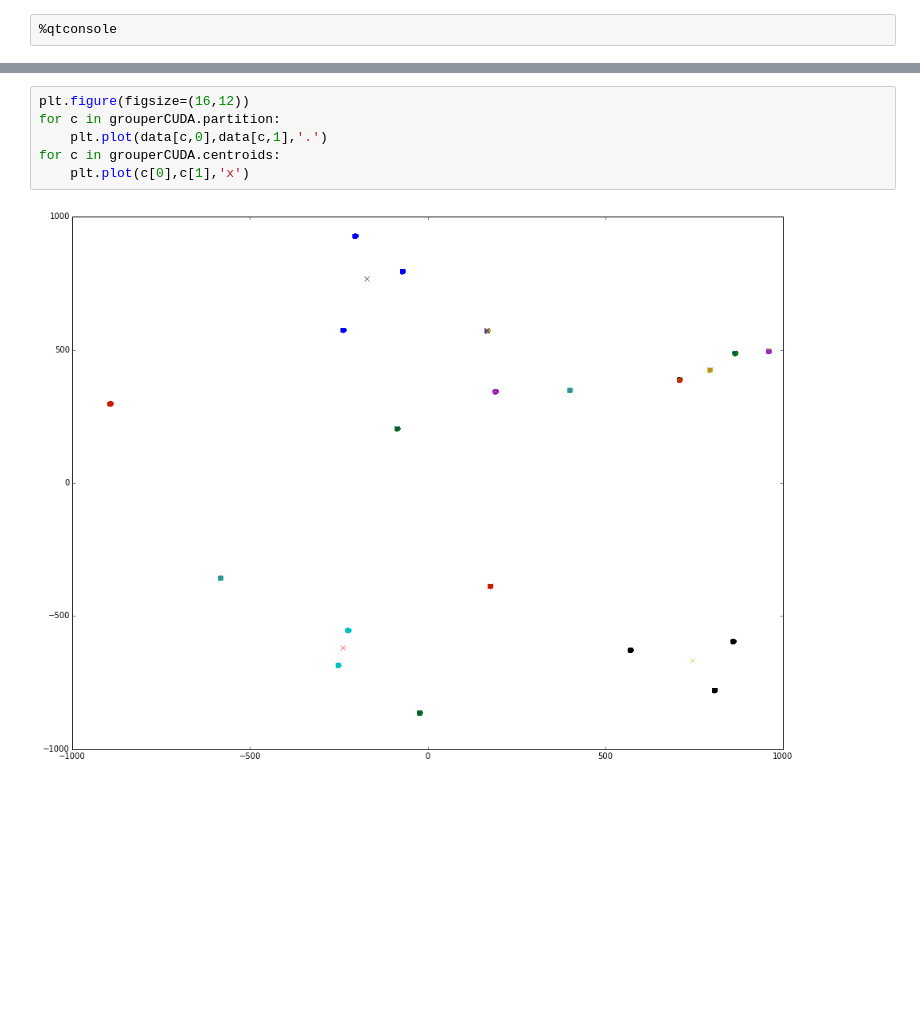
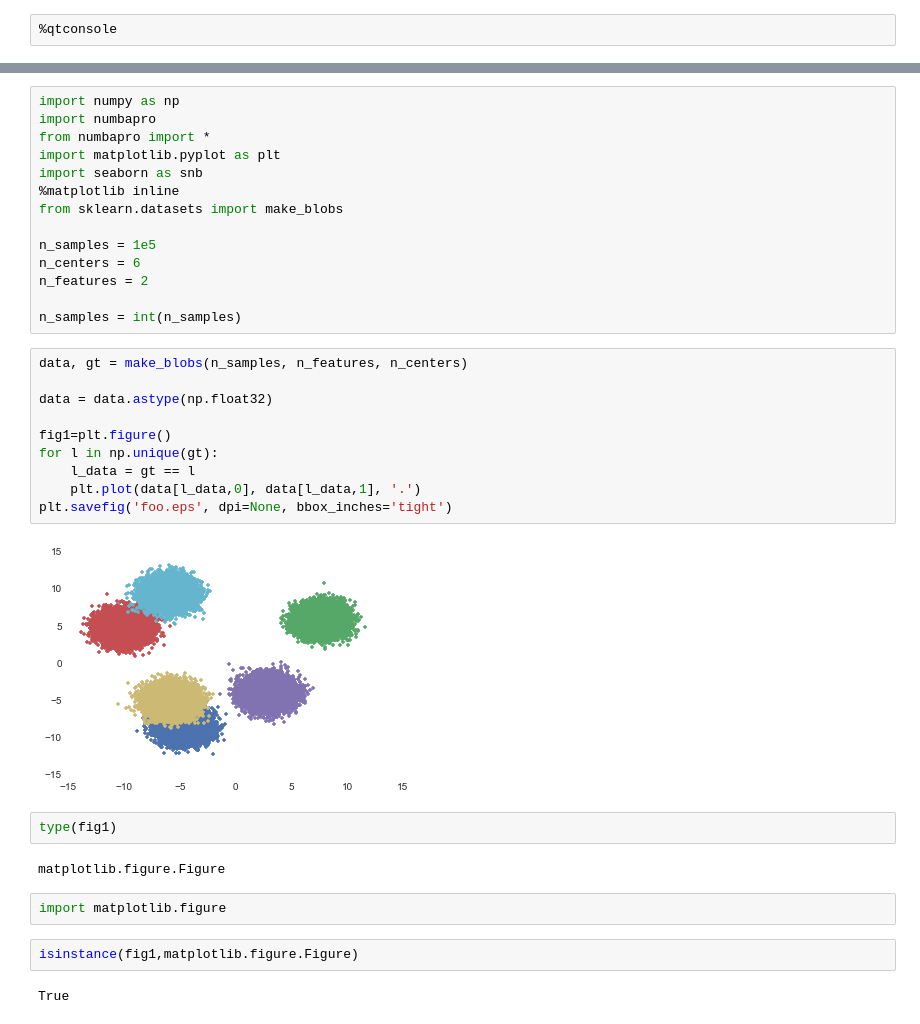
Before and after one commit to diogo-aos/QCThesis, a Jupyter notebook: notebooks/K_Means dev.ipynb, the cells around one changed output, grey strips where cells are left out. Drawn from its saved outputs; the diff is of its cells as text; blank space fills up the shorter version.

```diff
--- a/notebooks/K_Means dev.ipynb
+++ b/notebooks/K_Means dev.ipynb
@@ -275,8 +3,36 @@ len(grouperCUDA.centroids)
-# %%
-plt.figure(figsize=(16,12))
-for c in grouperCUDA.partition:
-    plt.plot(data[c,0],data[c,1],'.')
-for c in grouperCUDA.centroids:
-    plt.plot(c[0],c[1],'x')
-# %% [output]
-[figure, removed]
+# %%
+import numpy as np
+import numbapro
+from numbapro import *
+import matplotlib.pyplot as plt
+import seaborn as snb
+%matplotlib inline
+from sklearn.datasets import make_blobs
+
+n_samples = 1e5
+n_centers = 6
+n_features = 2
+
+n_samples = int(n_samples)
+# %%
+data, gt = make_blobs(n_samples, n_features, n_centers)
+
+data = data.astype(np.float32)
+
+fig1=plt.figure()
+for l in np.unique(gt):
+    l_data = gt == l
+    plt.plot(data[l_data,0], data[l_data,1], '.')
+plt.savefig('foo.eps', dpi=None, bbox_inches='tight')
+# %% [output]
+[figure, added]
+# %%
+type(fig1)
+# %% [output]
+matplotlib.figure.Figure
+# %%
+import matplotlib.figure
+# %%
+isinstance(fig1,matplotlib.figure.Figure)
+# %% [output]
+True
```
Also changed, not shown: parts of 38 cells of this notebook, 51 other files.
